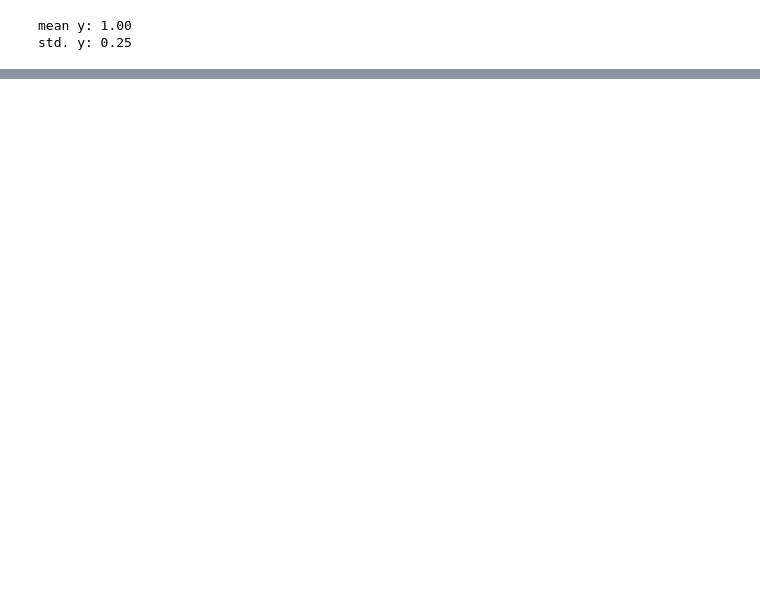
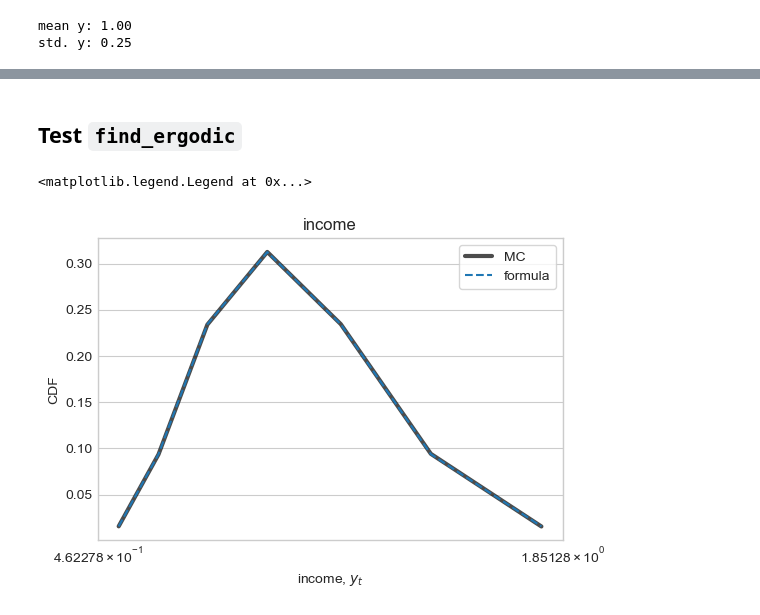
Before and after one commit to JeppeDruedahl/GE_with_matrices, a Jupyter notebook: General Equilibrium.ipynb, the cells around one changed output, grey strips where cells are left out. Cells and saved outputs as stored; diff of their text form; code cells hidden in the pictures; blank space fills up the shorter version.

```diff
--- a/General Equilibrium.ipynb
+++ b/General Equilibrium.ipynb
@@ -214,0 +310,18 @@ std. a: 1.83
+# %% [markdown]
+## Test `find_ergodic`
+# %%
+e_ergodic = find_ergodic(par.e_trans)
+# %%
+fig = plt.figure(figsize=(6,4),dpi=100)
+
+ax = fig.add_subplot(1,1,1)
+ax.set_title('income')
+ax.plot(par.e_grid,[np.mean(sim.y == e) for e in par.e_grid],lw=3,alpha=0.7,color='black',label='MC')
+ax.plot(par.e_grid,e_ergodic,label='formula',ls='--')
+ax.set_xlabel('income, $y_{t}$')
+ax.set_ylabel('CDF')
+ax.set_xscale('symlog')
+ax.legend(frameon=True)
+# %% [output]
+<matplotlib.legend.Legend at 0x...>
+[figure, added]
```
Also changed, not shown: parts of 20 cells of this notebook, 4 other files.
